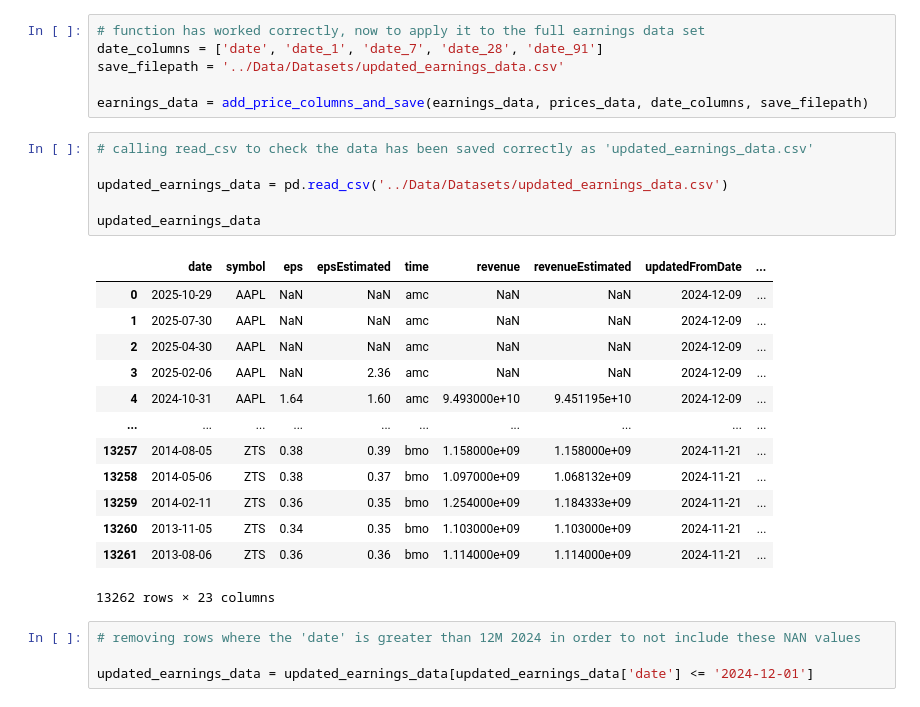
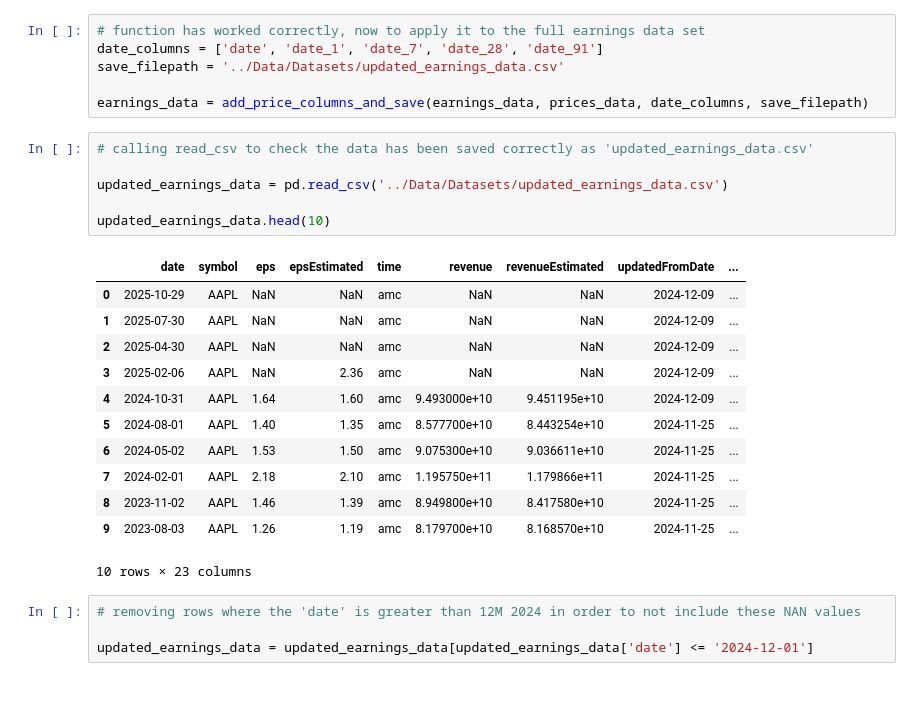
Before and after one commit to RazDwa1923/ML_Equity, a Jupyter notebook: Dataset Creation Notebooks/08 Combining Fin Data with Prices.ipynb, the cells around one changed output. Drawn from its saved outputs; the diff is of its cells as text.

Commit message:
Wokring through the first round of data visualization and exploration.

```diff
--- a/Dataset Creation Notebooks/08 Combining Fin Data with Prices.ipynb
+++ b/Dataset Creation Notebooks/08 Combining Fin Data with Prices.ipynb
@@ -332,23 +207,22 @@ earnings_data = add_price_columns_and_save(earnings_data, prices_data, date_colu
 # %%
 # calling read_csv to check the data has been saved correctly as 'updated_earnings_data.csv'
 
 updated_earnings_data = pd.read_csv('../Data/Datasets/updated_earnings_data.csv')
 
-updated_earnings_data
+updated_earnings_data.head(10)
 # %% [output]
 |  | date | symbol | eps | epsEstimated | time | revenue | revenueEstimated | updatedFromDate | ... |
 | 0 | 2025-10-29 | AAPL | NaN | NaN | amc | NaN | NaN | 2024-12-09 | ... |
 | 1 | 2025-07-30 | AAPL | NaN | NaN | amc | NaN | NaN | 2024-12-09 | ... |
 | 2 | 2025-04-30 | AAPL | NaN | NaN | amc | NaN | NaN | 2024-12-09 | ... |
 | 3 | 2025-02-06 | AAPL | NaN | 2.36 | amc | NaN | NaN | 2024-12-09 | ... |
 | 4 | 2024-10-31 | AAPL | 1.64 | 1.60 | amc | 9.493000e+10 | 9.451195e+10 | 2024-12-09 | ... |
-| ... | ... | ... | ... | ... | ... | ... | ... | ... | ... |
-| 13257 | 2014-08-05 | ZTS | 0.38 | 0.39 | bmo | 1.158000e+09 | 1.158000e+09 | 2024-11-21 | ... |
-| 13258 | 2014-05-06 | ZTS | 0.38 | 0.37 | bmo | 1.097000e+09 | 1.068132e+09 | 2024-11-21 | ... |
-| 13259 | 2014-02-11 | ZTS | 0.36 | 0.35 | bmo | 1.254000e+09 | 1.184333e+09 | 2024-11-21 | ... |
-| 13260 | 2013-11-05 | ZTS | 0.34 | 0.35 | bmo | 1.103000e+09 | 1.103000e+09 | 2024-11-21 | ... |
-| 13261 | 2013-08-06 | ZTS | 0.36 | 0.36 | bmo | 1.114000e+09 | 1.114000e+09 | 2024-11-21 | ... |
+| 5 | 2024-08-01 | AAPL | 1.40 | 1.35 | amc | 8.577700e+10 | 8.443254e+10 | 2024-11-25 | ... |
+| 6 | 2024-05-02 | AAPL | 1.53 | 1.50 | amc | 9.075300e+10 | 9.036611e+10 | 2024-11-25 | ... |
+| 7 | 2024-02-01 | AAPL | 2.18 | 2.10 | amc | 1.195750e+11 | 1.179866e+11 | 2024-11-25 | ... |
+| 8 | 2023-11-02 | AAPL | 1.46 | 1.39 | amc | 8.949800e+10 | 8.417580e+10 | 2024-11-25 | ... |
+| 9 | 2023-08-03 | AAPL | 1.26 | 1.19 | amc | 8.179700e+10 | 8.168570e+10 | 2024-11-25 | ... |
-13262 rows × 23 columns
+10 rows × 23 columns
 # %%
 # removing rows where the 'date' is greater than 12M 2024 in order to not include these NAN values
 
```
Also changed, not shown: parts of 19 cells of this notebook, 4 other files.
